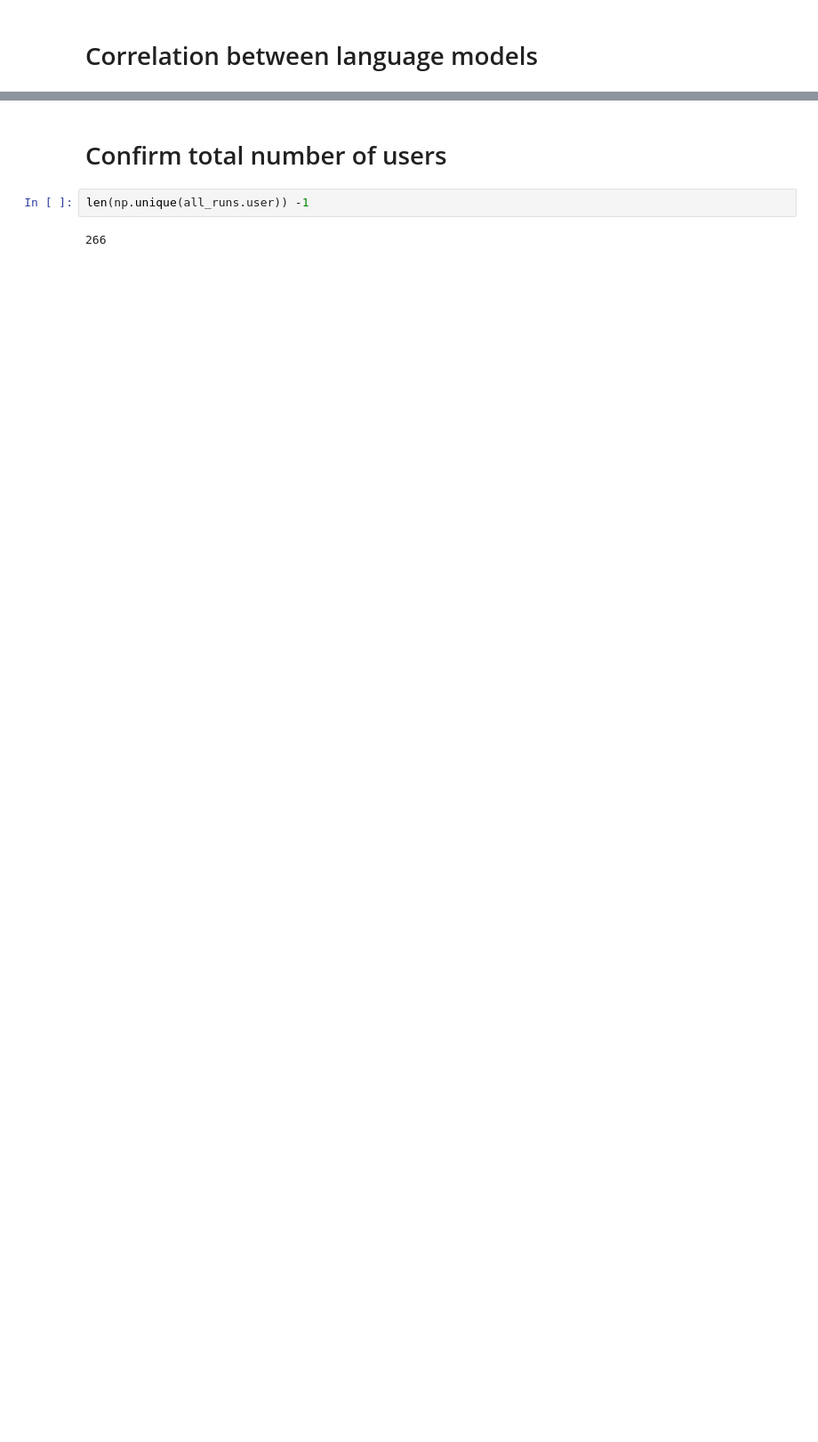
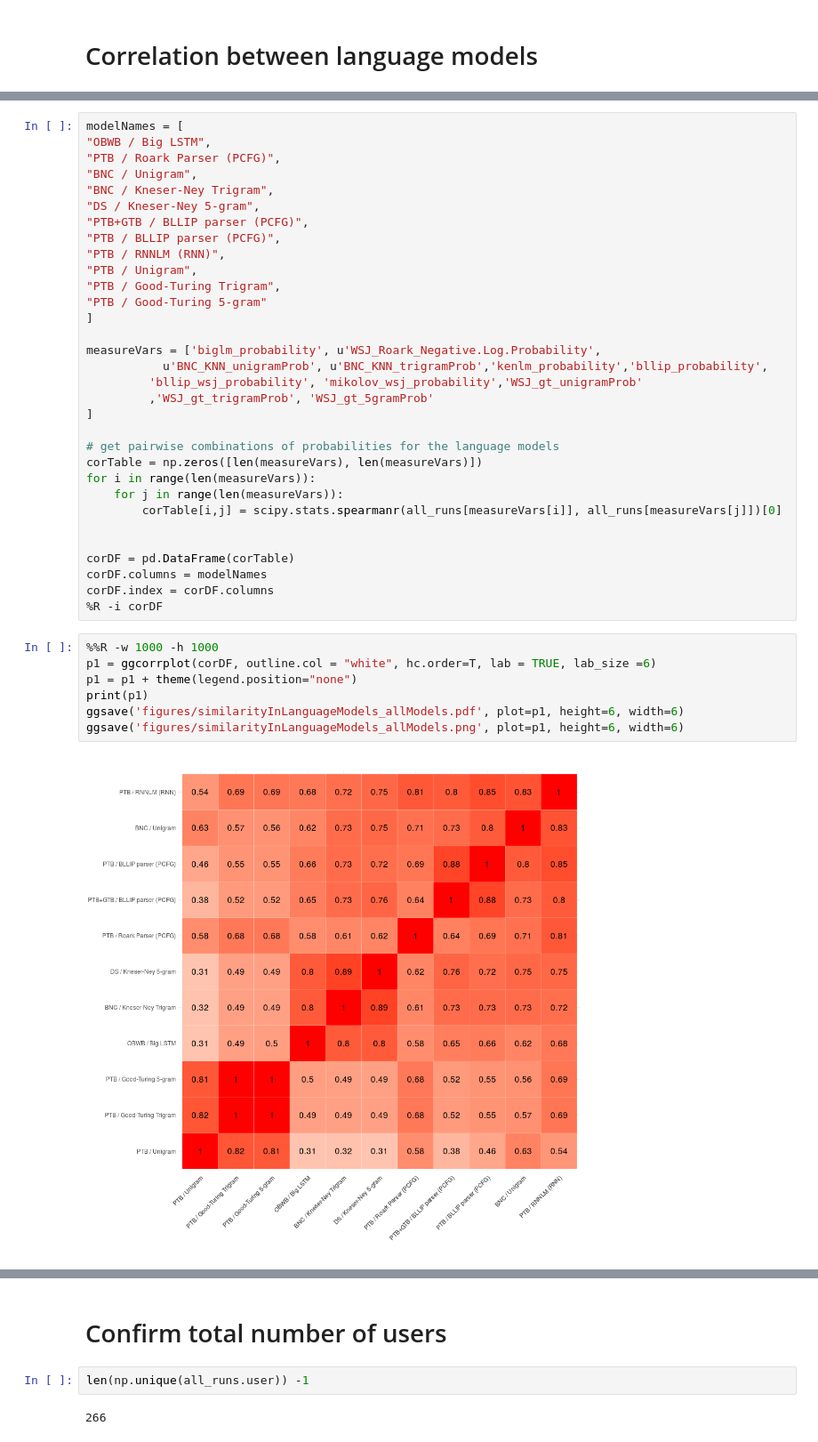
Before and after one commit to smeylan/telephone-analysis-public, a Jupyter notebook: Aggregate Chain Results Under LMs.ipynb, the cells around one changed output, grey strips where cells are left out. Shown at 89% size. Saved outputs shown, nothing was run; the diff lists cells and outputs as text; blank space fills up the shorter version.

```diff
--- a/Aggregate Chain Results Under LMs.ipynb
+++ b/Aggregate Chain Results Under LMs.ipynb
@@ -888,0 +914,41 @@ R[write to console]: `geom_smooth()` using method = 'gam' and formula 'y ~ s(x,
+# %%
+modelNames = [
+"OBWB / Big LSTM",
+"PTB / Roark Parser (PCFG)",
+"BNC / Unigram",
+"BNC / Kneser-Ney Trigram",
+"DS / Kneser-Ney 5-gram",
+"PTB+GTB / BLLIP parser (PCFG)",
+"PTB / BLLIP parser (PCFG)",
+"PTB / RNNLM (RNN)",
+"PTB / Unigram",
+"PTB / Good-Turing Trigram",
+"PTB / Good-Turing 5-gram"
+]
+
+measureVars = ['biglm_probability', u'WSJ_Roark_Negative.Log.Probability',
+           u'BNC_KNN_unigramProb', u'BNC_KNN_trigramProb','kenlm_probability','bllip_probability',
+         'bllip_wsj_probability', 'mikolov_wsj_probability','WSJ_gt_unigramProb'
+         ,'WSJ_gt_trigramProb', 'WSJ_gt_5gramProb'
+]
+
+# get pairwise combinations of probabilities for the language models
+corTable = np.zeros([len(measureVars), len(measureVars)])
+for i in range(len(measureVars)):
+    for j in range(len(measureVars)):
+        corTable[i,j] = scipy.stats.spearmanr(all_runs[measureVars[i]], all_runs[measureVars[j]])[0]
+
+
+corDF = pd.DataFrame(corTable)
+corDF.columns = modelNames
+corDF.index = corDF.columns
+%R -i corDF
+# %%
+%%R -w 1000 -h 1000
+p1 = ggcorrplot(corDF, outline.col = "white", hc.order=T, lab = TRUE, lab_size =6)
+p1 = p1 + theme(legend.position="none")
+print(p1)
+ggsave('figures/similarityInLanguageModels_allModels.pdf', plot=p1, height=6, width=6)
+ggsave('figures/similarityInLanguageModels_allModels.png', plot=p1, height=6, width=6)
+# %% [output]
+[figure, added]
```
Also changed, not shown: parts of 10 cells of this notebook, 13 other files.
